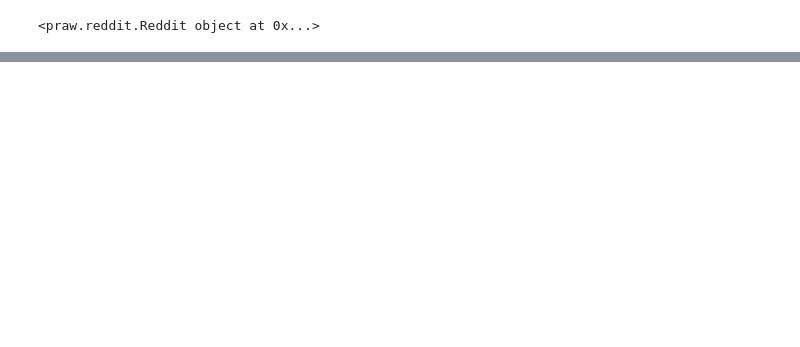
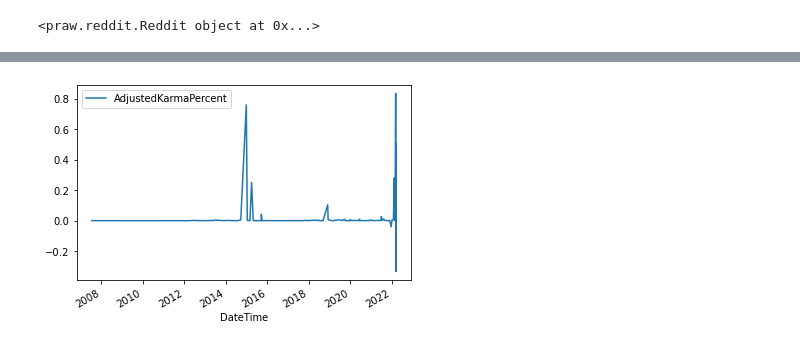
Before and after one commit to JSLifeform/RedditReader, a Jupyter notebook: Reddit.ipynb, the cells around one changed output, grey strips where cells are left out. Saved outputs shown, nothing was run; the diff lists cells and outputs as text; code cells hidden in the pictures; blank space fills up the shorter version.

```diff
--- a/Reddit.ipynb
+++ b/Reddit.ipynb
@@ -150,0 +152,18 @@ Forge_your_own_path 1919 5 2021-01-17 08:25:27
+# %%
+import matplotlib.pyplot as plt
+plt.close("all")
+
+
+yAxis = pd.Series(df['AdjustedKarmaPercent'])
+xAxis = pd.Series(df['DateTime'])
+
+ts = pd.Series(yAxis, index = xAxis)
+ts.head()
+
+sortdf = df.sort_values(by=['DateTime'])
+
+sortdf.plot(x = 'DateTime', y = 'AdjustedKarmaPercent')
+plt.gcf().autofmt_xdate()
+plt.show()
+# %% [output]
+[figure, added]
```
Also changed, not shown: parts of 9 cells of this notebook.
